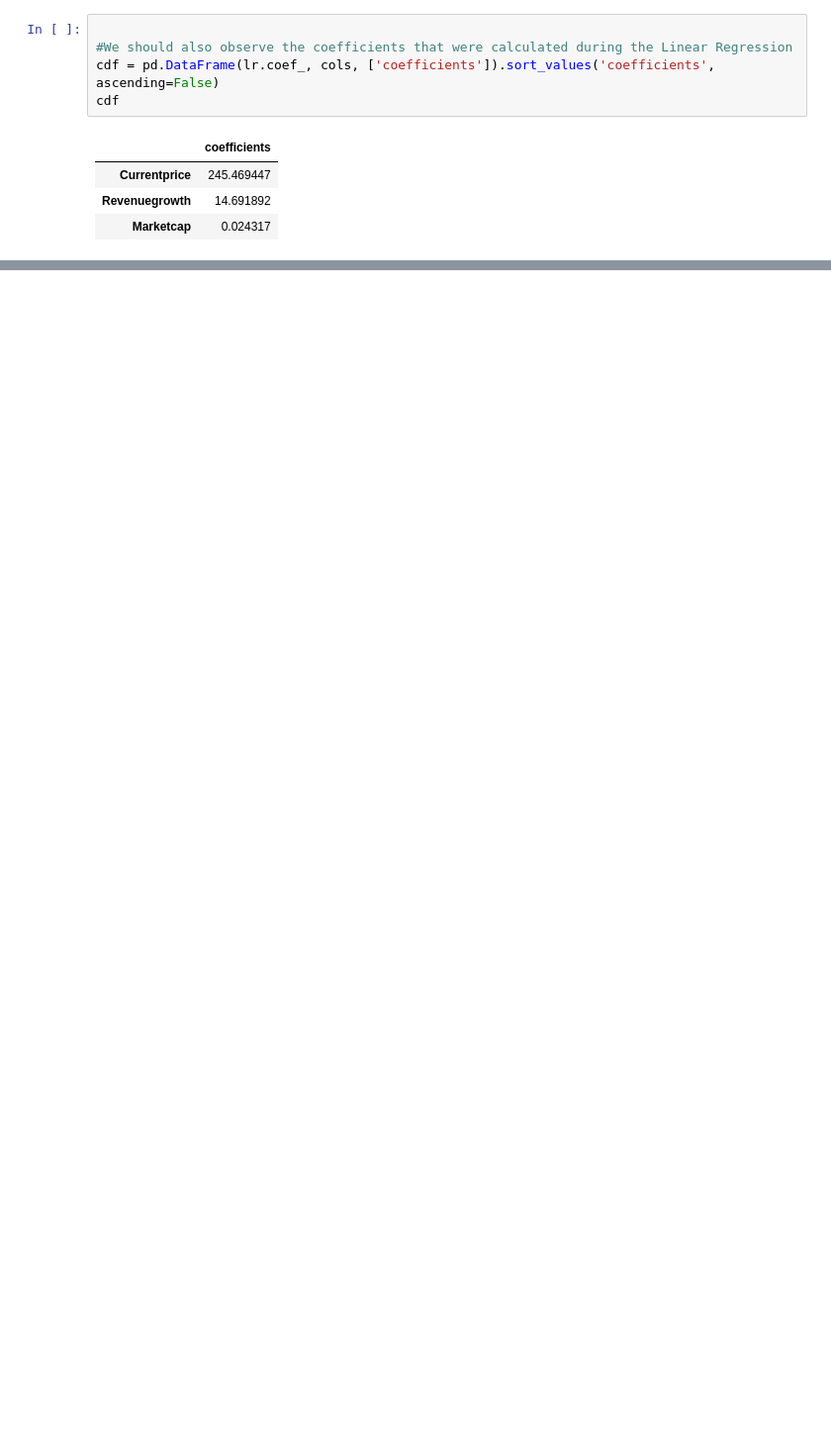
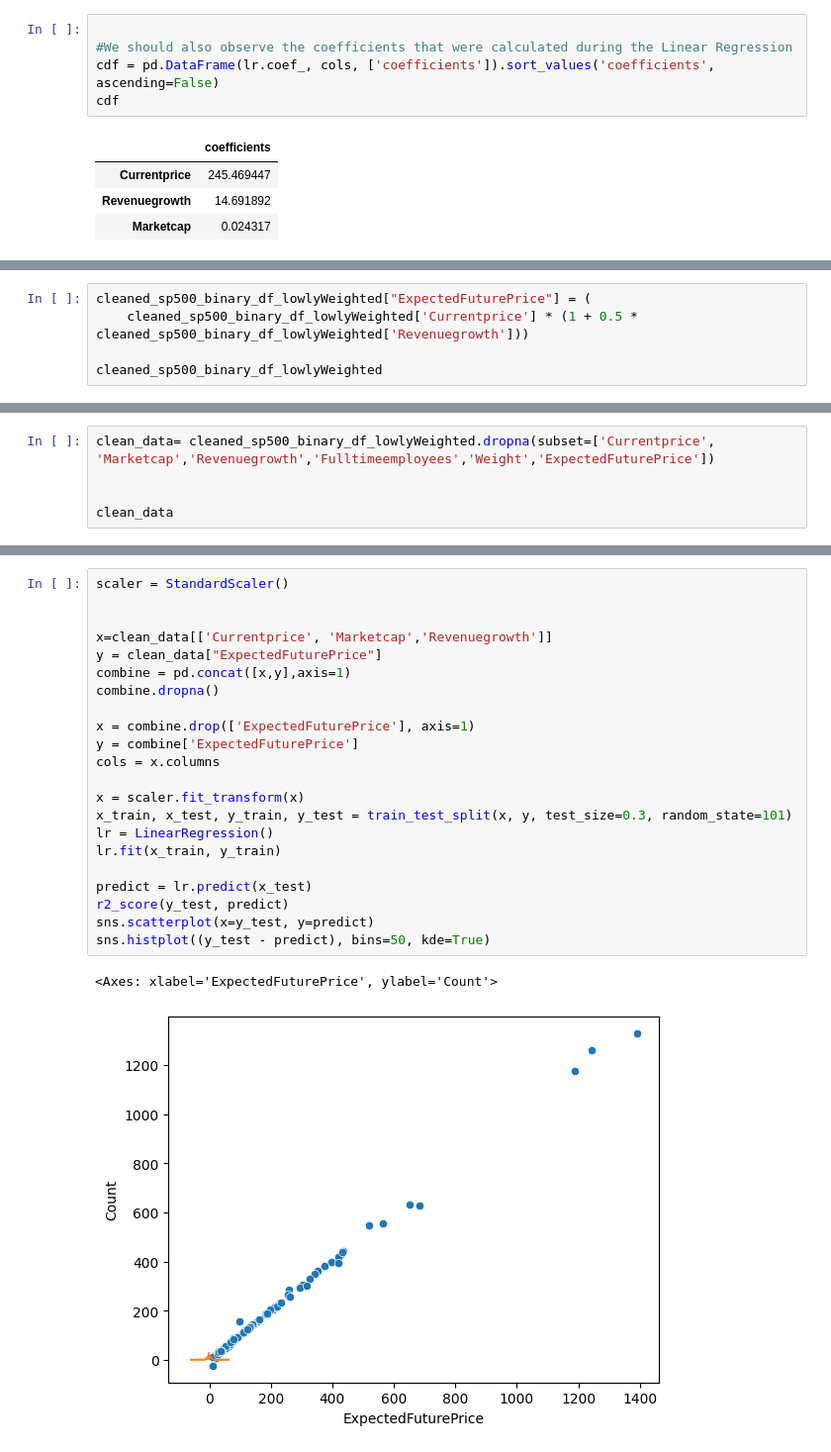
Before and after one commit to Tenzinyo/Stock_Analysis, a Jupyter notebook: stock_analysis.ipynb, the cells around one changed output, grey strips where cells are left out. Shown at 99% size. Cells and saved outputs as stored; diff of their text form; blank space fills up the shorter version.

```diff
--- a/stock_analysis.ipynb
+++ b/stock_analysis.ipynb
@@ -408,0 +486,5 @@ cdf
+# %%
+cleaned_sp500_binary_df_lowlyWeighted["ExpectedFuturePrice"] = (
+    cleaned_sp500_binary_df_lowlyWeighted['Currentprice'] * (1 + 0.5 * cleaned_sp500_binary_df_lowlyWeighted['Revenuegrowth']))
+
+cleaned_sp500_binary_df_lowlyWeighted
@@ -408,0 +505,5 @@ cdf
+# %%
+clean_data= cleaned_sp500_binary_df_lowlyWeighted.dropna(subset=['Currentprice', 'Marketcap','Revenuegrowth','Fulltimeemployees','Weight','ExpectedFuturePrice'])
+
+
+clean_data
@@ -408,0 +524,25 @@ cdf
+# %%
+scaler = StandardScaler()
+
+
+x=clean_data[['Currentprice', 'Marketcap','Revenuegrowth']]
+y = clean_data["ExpectedFuturePrice"]
+combine = pd.concat([x,y],axis=1)
+combine.dropna()
+
+x = combine.drop(['ExpectedFuturePrice'], axis=1)
+y = combine['ExpectedFuturePrice']
+cols = x.columns
+
+x = scaler.fit_transform(x)
+x_train, x_test, y_train, y_test = train_test_split(x, y, test_size=0.3, random_state=101)
+lr = LinearRegression()
+lr.fit(x_train, y_train)
+
+predict = lr.predict(x_test)
+r2_score(y_test, predict)
+sns.scatterplot(x=y_test, y=predict)
+sns.histplot((y_test - predict), bins=50, kde=True)
+# %% [output]
+<Axes: xlabel='ExpectedFuturePrice', ylabel='Count'>
+[figure, added]
```
Also changed, not shown: parts of 17 cells of this notebook.
